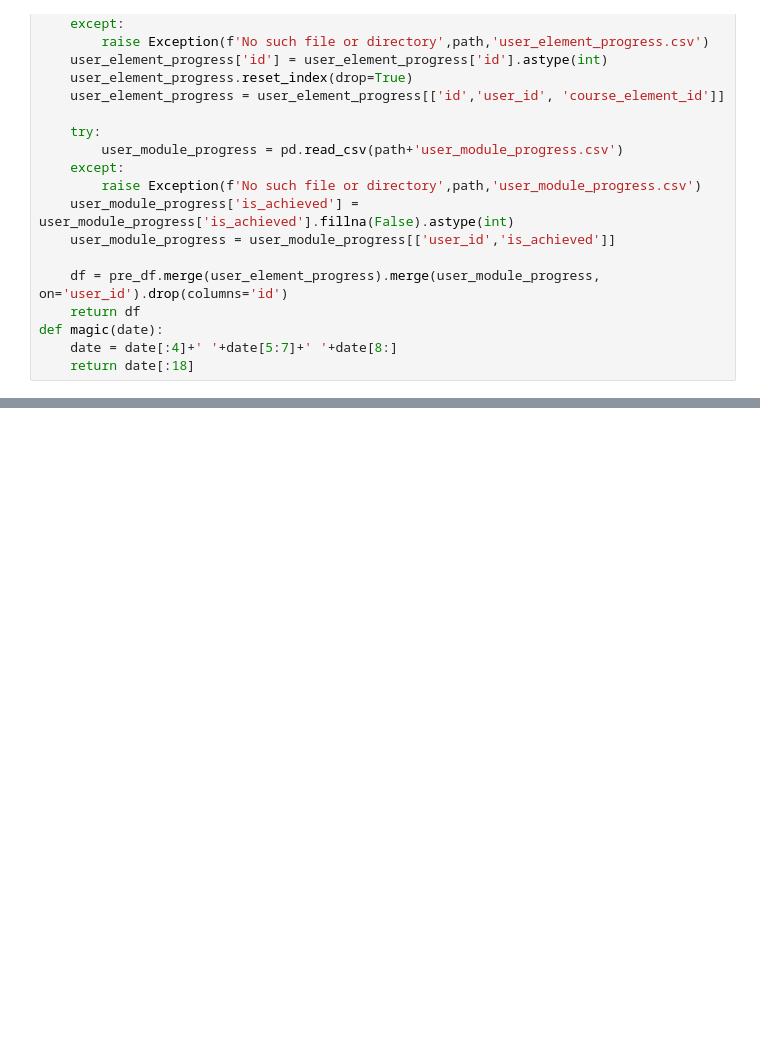
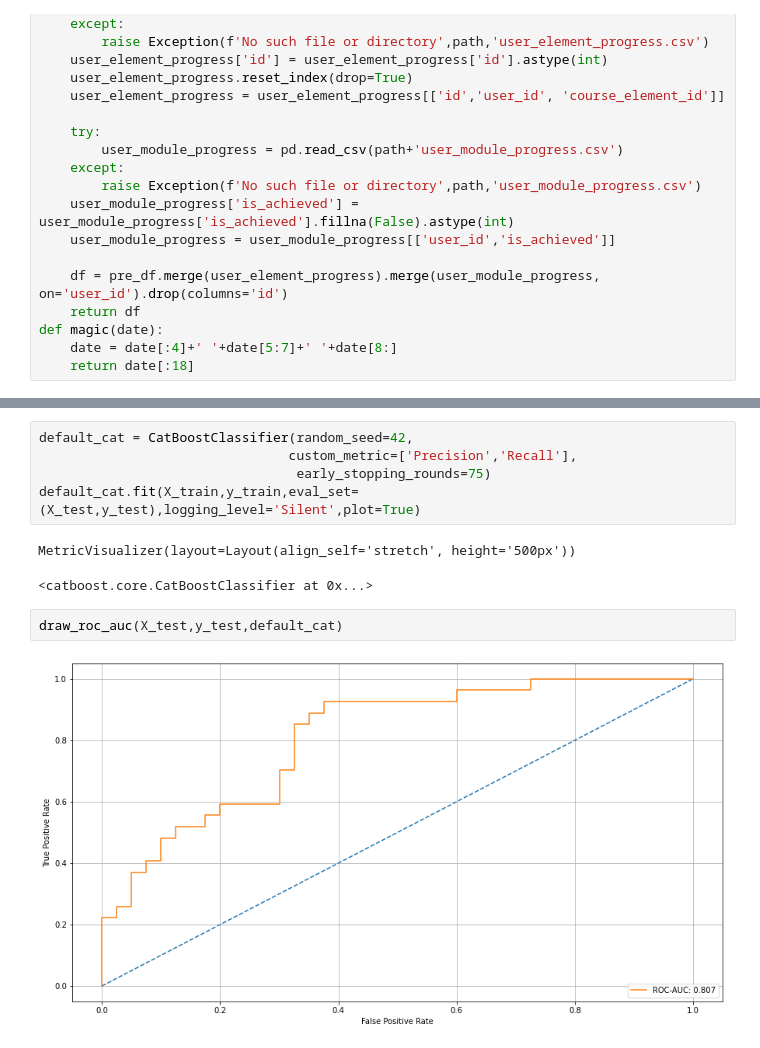
Before and after one commit to deethereal/Sirius_project, a Jupyter notebook: classificcator.ipynb, the cells around one changed output, grey strips where cells are left out. Drawn from its saved outputs; the diff is of its cells as text; blank space fills up the shorter version.

```diff
--- a/classificcator.ipynb
+++ b/classificcator.ipynb
@@ -270,0 +246,12 @@ metrics.to_csv('metrics.csv')
+# %%
+default_cat = CatBoostClassifier(random_seed=42,
+                                custom_metric=['Precision','Recall'],
+                                 early_stopping_rounds=75)
+default_cat.fit(X_train,y_train,eval_set=(X_test,y_test),logging_level='Silent',plot=True)
+# %% [output]
+MetricVisualizer(layout=Layout(align_self='stretch', height='500px'))
+<catboost.core.CatBoostClassifier at 0x...>
+# %%
+draw_roc_auc(X_test,y_test,default_cat)
+# %% [output]
+[figure, added]
```
Also changed, not shown: parts of 43 cells of this notebook, 1 other file.
